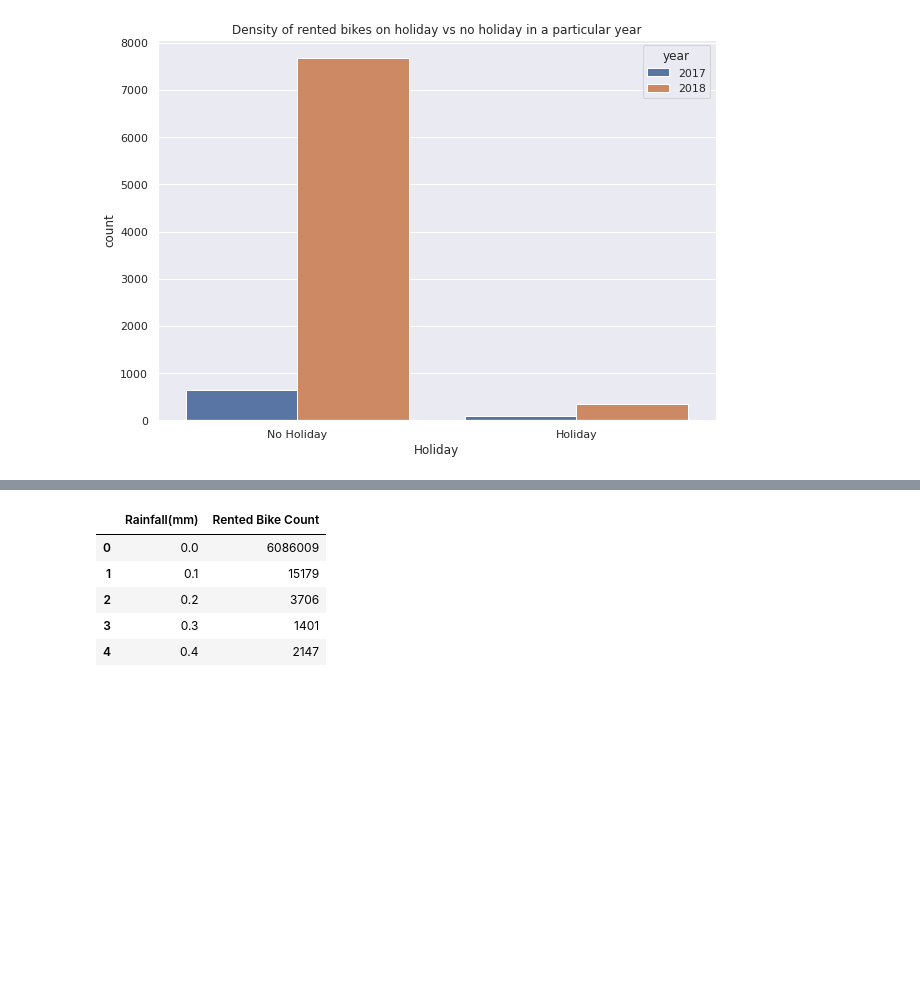
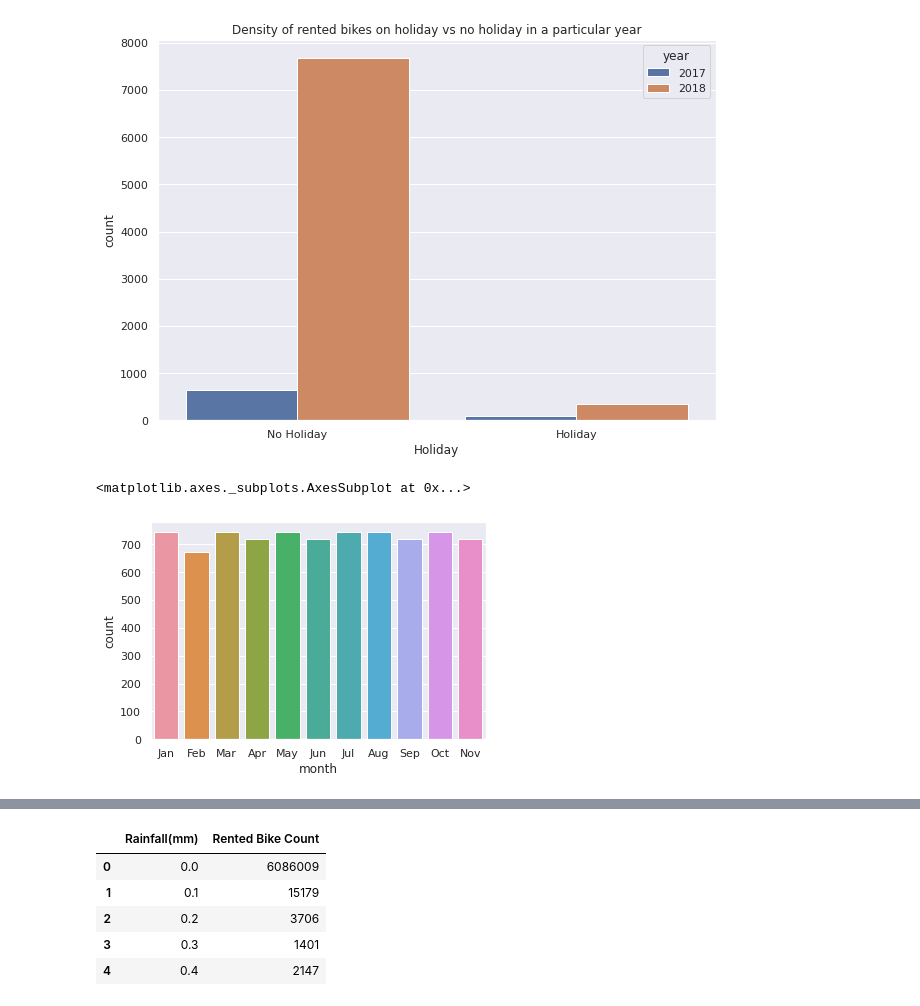
Before and after one commit to praveenbejo95/Bike-sharing-demand-prediction-ML-regression-project-, a Jupyter notebook: Bike_Sharing_Demand_Prediction(Pravin_notebook)_Capstone_Project.ipynb, the cells around one changed output, grey strips where cells are left out. Drawn from its saved outputs; the diff is of its cells as text; code cells hidden in the pictures; blank space fills up the shorter version.

```diff
--- a/Bike_Sharing_Demand_Prediction(Pravin_notebook)_Capstone_Project.ipynb
+++ b/Bike_Sharing_Demand_Prediction(Pravin_notebook)_Capstone_Project.ipynb
@@ -260,3 +260,10 @@ plt.title('Density of rented bikes on holiday vs no holiday in a particular year
 plt.show()
 # %% [output]
 [figure]
+# %%
+# plot showing the bikes rented in differant months in the year 2018
+
+sns.countplot(bike_df.loc[bike_df['year']==2018,'month'])
+# %% [output]
+<matplotlib.axes._subplots.AxesSubplot at 0x...>
+[figure, added]
```
Also changed, not shown: parts of 3 cells of this notebook.
